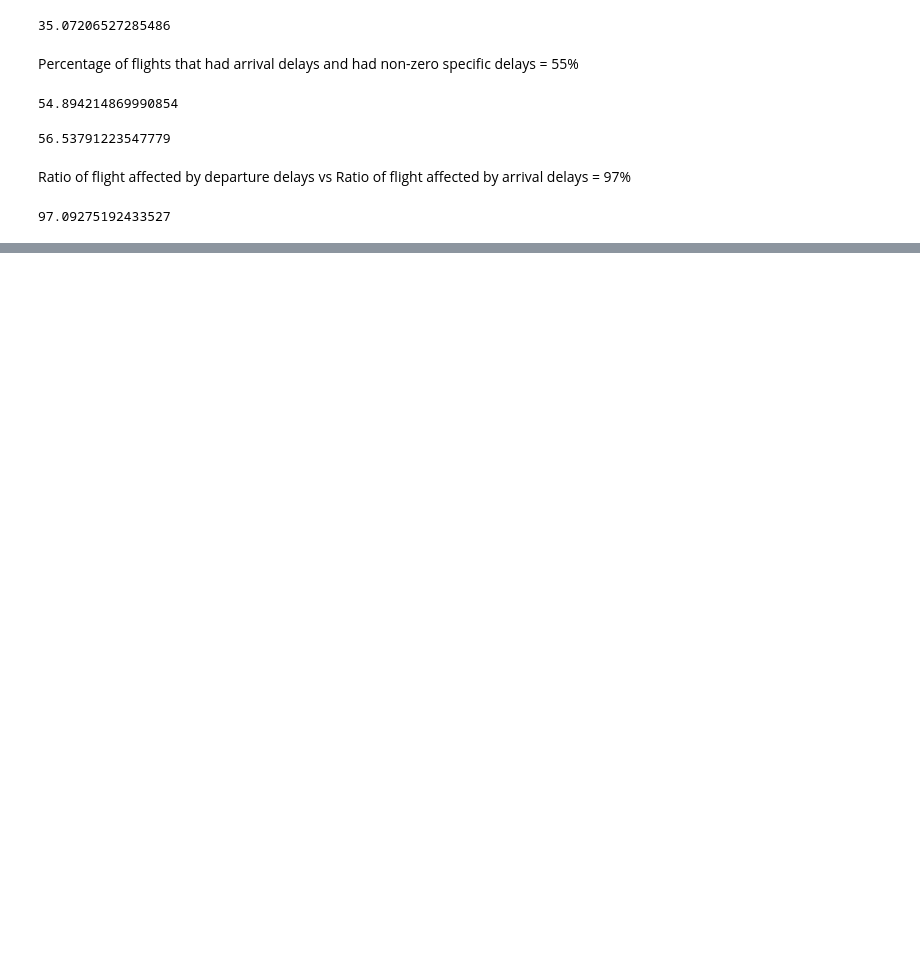
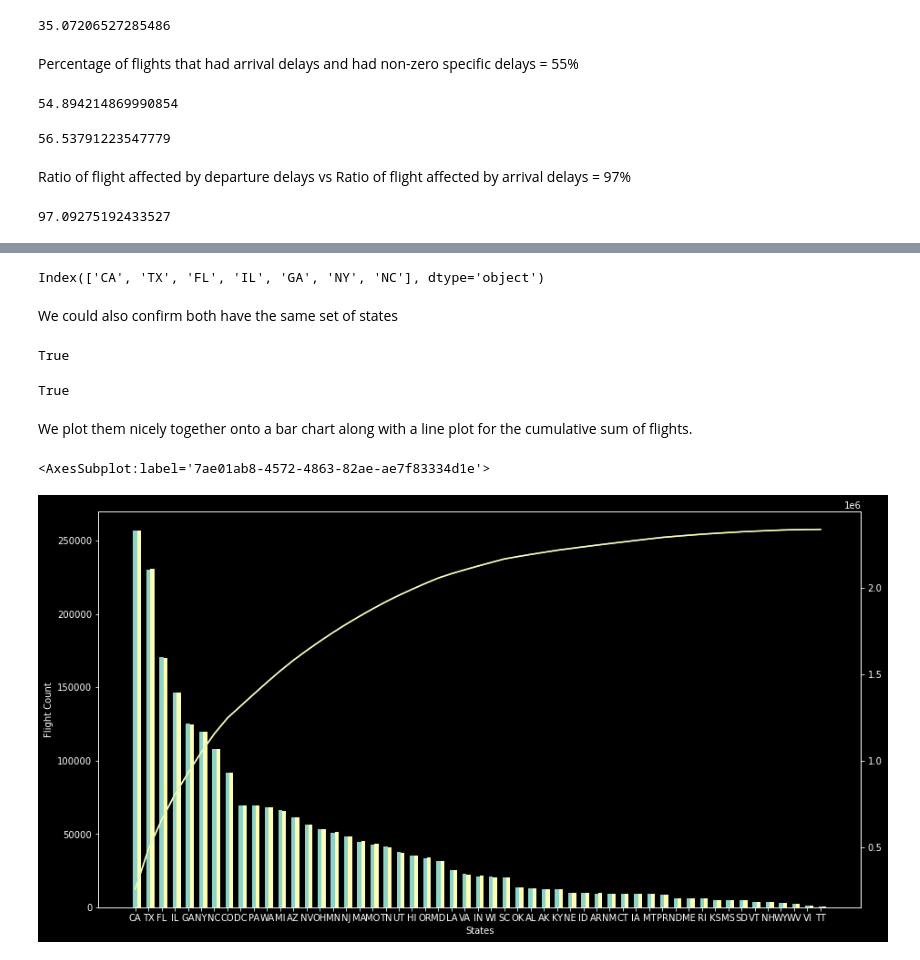
Before and after one commit to jsilke/flight-delay-prediction, a Jupyter notebook: Exploration/recommended_exploration.ipynb, the cells around one changed output, grey strips where cells are left out. Saved outputs shown, nothing was run; the diff lists cells and outputs as text; code cells hidden in the pictures; blank space fills up the shorter version.

```diff
--- a/Exploration/recommended_exploration.ipynb
+++ b/Exploration/recommended_exploration.ipynb
@@ -486,0 +542,6 @@ Ratio of flight affected by departure delays vs Ratio of flight affected by arri
+# %%
+flights2['dep_state'] = flights["origin_city_name"].apply(lambda x: x.split(", ")[1])
+flights2['arr_state'] = flights["dest_city_name"].apply(lambda x: x.split(", ")[1])
+# %%
+dep_states_traffic = flights2['dep_state'].value_counts()
+arr_states_traffic = flights2['arr_state'].value_counts()
@@ -486,0 +687,36 @@ Ratio of flight affected by departure delays vs Ratio of flight affected by arri
+# %%
+arr_states_50 = arr_states_traffic_percent[arr_states_traffic_percent <= 50].index
+arr_states_50
+# %% [output]
+Index(['CA', 'TX', 'FL', 'IL', 'GA', 'NY', 'NC'], dtype='object')
+# %% [markdown]
+We could also confirm both have the same set of states
+# %%
+set(dep_states_50).issubset(set(arr_states_50))
+# %% [output]
+True
+# %%
+set(arr_states_50).issubset(set(dep_states_50))
+# %% [output]
+True
+# %% [markdown]
+We plot them nicely together onto a bar chart along with a line plot for the cumulative sum of flights.
+# %%
+data1 = dep_states_traffic.index
+data2 = arr_states_traffic.index
+
+width =0.3
+
+fig = plt.figure(figsize=(15,8))
+
+plt.bar(data1, width=width, height=dep_states_traffic)
+plt.bar(np.arange(len(data2)) + width, width=width, height=arr_states_traffic)
+plt.xticks(rotation=45)
+plt.ylabel('Flight Count')
+plt.xlabel('States')
+
+dep_states_traffic.cumsum().plot(secondary_y=True)
+arr_states_traffic.cumsum().plot(secondary_y=True)
+# %% [output]
+<AxesSubplot:label='7ae01ab8-4572-4863-82ae-ae7f83334d1e'>
+[figure, added]
```
Also changed, not shown: parts of 25 cells of this notebook, 1 other file.
